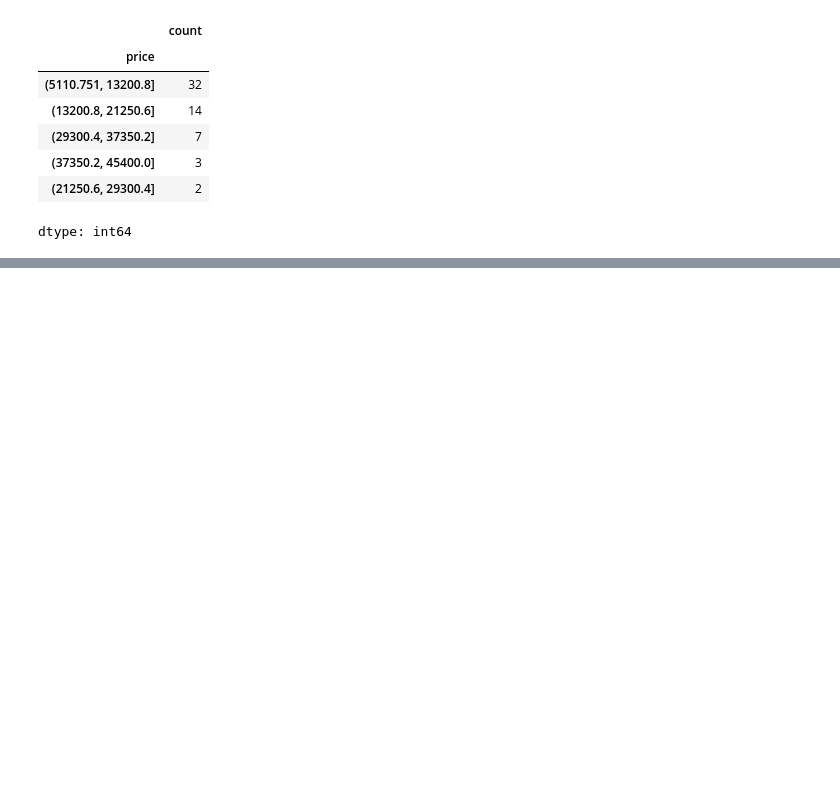
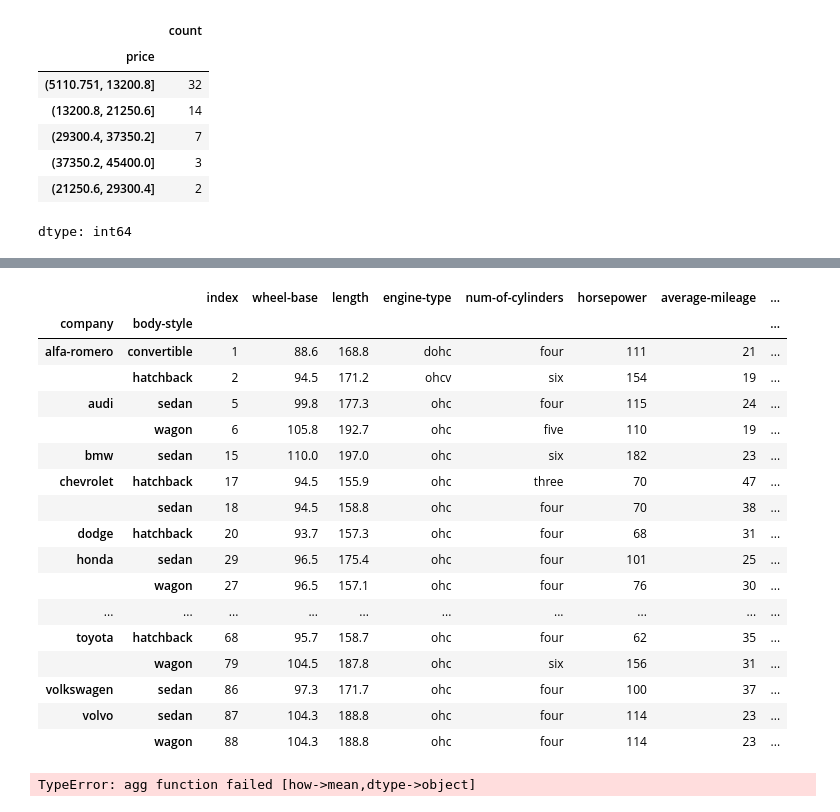
Before and after one commit to Xusanman/data-science-ai, a Jupyter notebook: _groupby()_yordamida_guruhlash.ipynb, the cells around one changed output, grey strips where cells are left out. Drawn from its saved outputs; the diff is of its cells as text; code cells hidden in the pictures; blank space fills up the shorter version.

Commit message:
_groupby()_yordamida_guruhlash

```diff
--- a/_groupby()_yordamida_guruhlash.ipynb
+++ b/_groupby()_yordamida_guruhlash.ipynb
@@ -185,0 +188,3 @@ dtype: int64
+# %%
+df = pd.read_csv("https://raw.githubusercontent.com/Xusanman/praktikum_datasets/refs/heads/main/automobile_data.csv")
+df.head()
@@ -185,0 +220,25 @@ dtype: int64
+# %%
+df.groupby(['company', 'body-style']).max()
+# %% [output]
+|  |  | index | wheel-base | length | engine-type | num-of-cylinders | horsepower | average-mileage | ... |
+| company | body-style |  |  |  |  |  |  |  | ... |
+| alfa-romero | convertible | 1 | 88.6 | 168.8 | dohc | four | 111 | 21 | ... |
+|  | hatchback | 2 | 94.5 | 171.2 | ohcv | six | 154 | 19 | ... |
+| audi | sedan | 5 | 99.8 | 177.3 | ohc | four | 115 | 24 | ... |
+|  | wagon | 6 | 105.8 | 192.7 | ohc | five | 110 | 19 | ... |
+| bmw | sedan | 15 | 110.0 | 197.0 | ohc | six | 182 | 23 | ... |
+| chevrolet | hatchback | 17 | 94.5 | 155.9 | ohc | three | 70 | 47 | ... |
+|  | sedan | 18 | 94.5 | 158.8 | ohc | four | 70 | 38 | ... |
+| dodge | hatchback | 20 | 93.7 | 157.3 | ohc | four | 68 | 31 | ... |
+| honda | sedan | 29 | 96.5 | 175.4 | ohc | four | 101 | 25 | ... |
+|  | wagon | 27 | 96.5 | 157.1 | ohc | four | 76 | 30 | ... |
+| ... | ... | ... | ... | ... | ... | ... | ... | ... | ... |
+| toyota | hatchback | 68 | 95.7 | 158.7 | ohc | four | 62 | 35 | ... |
+|  | wagon | 79 | 104.5 | 187.8 | ohc | six | 156 | 31 | ... |
+| volkswagen | sedan | 86 | 97.3 | 171.7 | ohc | four | 100 | 37 | ... |
+| volvo | sedan | 87 | 104.3 | 188.8 | ohc | four | 114 | 23 | ... |
+|  | wagon | 88 | 104.3 | 188.8 | ohc | four | 114 | 23 | ... |
+# %%
+df.groupby('company').agg([min, max, np.mean])
+# %% [output]
+TypeError: agg function failed [how->mean,dtype->object]
```
Also changed, not shown: parts of 3 cells of this notebook.
